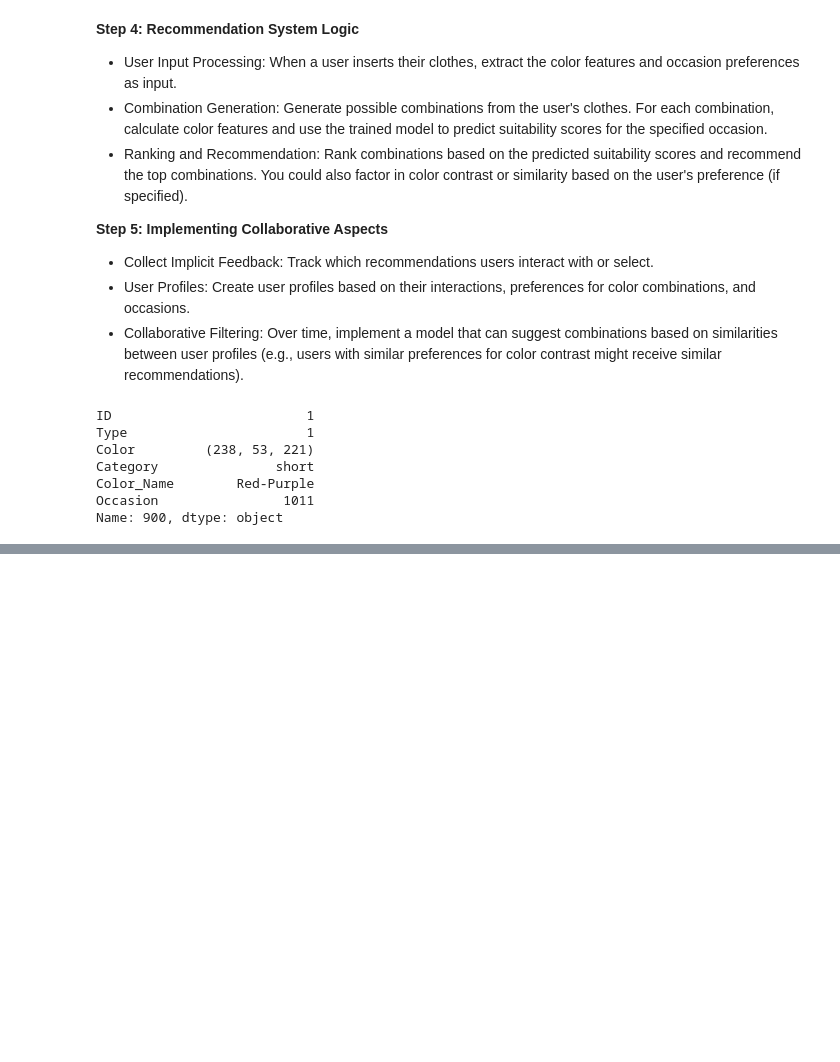
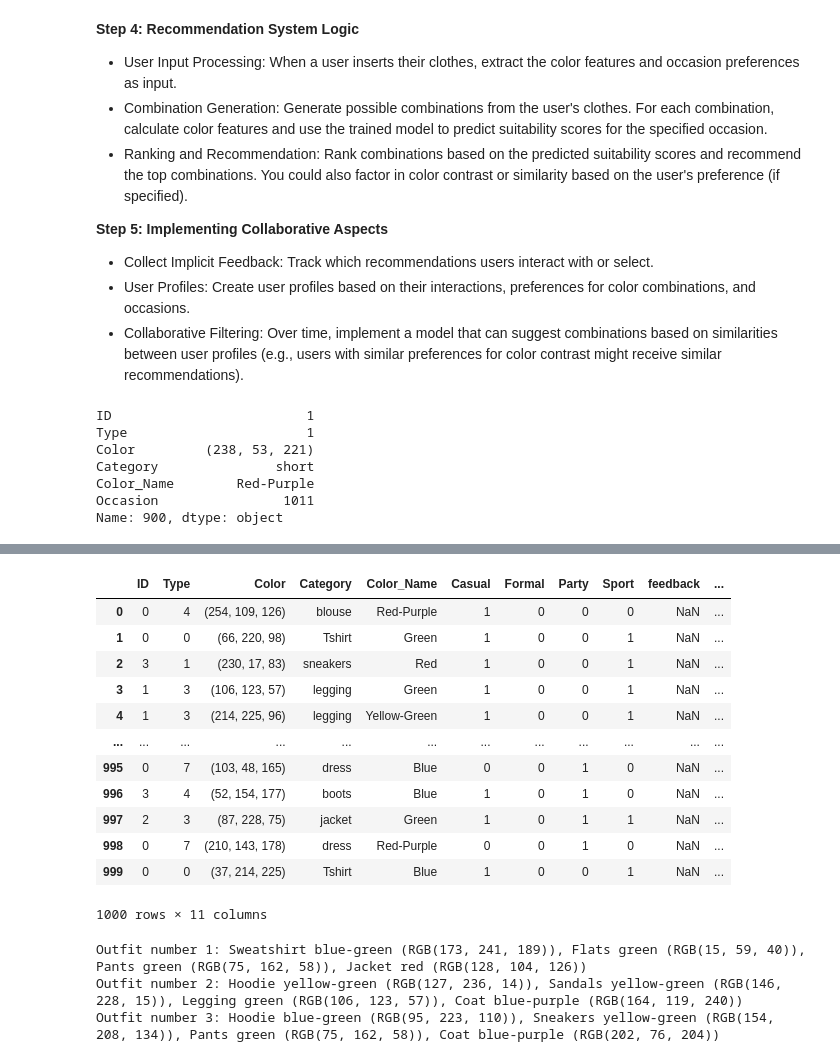
Before and after one commit to SeffySnow/styleSmart, a Jupyter notebook: recommendation.ipynb, the cells around one changed output, grey strips where cells are left out. Drawn from its saved outputs; the diff is of its cells as text; code cells hidden in the pictures; blank space fills up the shorter version.

```diff
--- a/recommendation.ipynb
+++ b/recommendation.ipynb
@@ -394,0 +508,16 @@ Name: 900, dtype: object
+# %%
+df
+# %% [output]
+|  | ID | Type | Color | Category | Color_Name | Casual | Formal | Party | Sport | feedback | ... |
+| 0 | 0 | 4 | (254, 109, 126) | blouse | Red-Purple | 1 | 0 | 0 | 0 | NaN | ... |
+| 1 | 0 | 0 | (66, 220, 98) | Tshirt | Green | 1 | 0 | 0 | 1 | NaN | ... |
+| 2 | 3 | 1 | (230, 17, 83) | sneakers | Red | 1 | 0 | 0 | 1 | NaN | ... |
+| 3 | 1 | 3 | (106, 123, 57) | legging | Green | 1 | 0 | 0 | 1 | NaN | ... |
+| 4 | 1 | 3 | (214, 225, 96) | legging | Yellow-Green | 1 | 0 | 0 | 1 | NaN | ... |
+| ... | ... | ... | ... | ... | ... | ... | ... | ... | ... | ... | ... |
+| 995 | 0 | 7 | (103, 48, 165) | dress | Blue | 0 | 0 | 1 | 0 | NaN | ... |
+| 996 | 3 | 4 | (52, 154, 177) | boots | Blue | 1 | 0 | 1 | 0 | NaN | ... |
+| 997 | 2 | 3 | (87, 228, 75) | jacket | Green | 1 | 0 | 1 | 1 | NaN | ... |
+| 998 | 0 | 7 | (210, 143, 178) | dress | Red-Purple | 0 | 0 | 1 | 0 | NaN | ... |
+| 999 | 0 | 0 | (37, 214, 225) | Tshirt | Blue | 1 | 0 | 0 | 1 | NaN | ... |
+1000 rows × 11 columns
@@ -394,0 +597,31 @@ Name: 900, dtype: object
+# %%
+def format_outfit_description(outfit):
+    # Initialize an empty string to build the description
+    description = ""
+
+    # Loop through each item in the outfit
+    for item in outfit:
+        category = item['Category'].capitalize()  # Capitalize the category for better readability
+
+        # Assuming 'Color' holds RGB values, format them; adjust if 'Color' is structured differently
+        rgb = item['Color']
+        rgb_formatted = f"RGB{rgb}"  # Adjust this line if the RGB format needs to be different
+
+        # Build the description by appending each item's details
+        if description:
+            description += ", "  # Add a separator between items
+        description += f"{category} {item['Color_Name'].lower()} ({rgb_formatted})"
+
+    return description
+
+
+# Generate descriptions for each outfit
+formatted_outfits = [format_outfit_description(outfit) for outfit in recommended]
+
+# Print formatted descriptions
+for i, desc in enumerate(formatted_outfits, start=1):
+    print(f"Outfit number {i}: {desc}")
+# %% [output]
+Outfit number 1: Sweatshirt blue-green (RGB(173, 241, 189)), Flats green (RGB(15, 59, 40)), Pants green (RGB(75, 162, 58)), Jacket red (RGB(128, 104, 126))
+Outfit number 2: Hoodie yellow-green (RGB(127, 236, 14)), Sandals yellow-green (RGB(146, 228, 15)), Legging green (RGB(106, 123, 57)), Coat blue-purple (RGB(164, 119, 240))
+Outfit number 3: Hoodie blue-green (RGB(95, 223, 110)), Sneakers yellow-green (RGB(154, 208, 134)), Pants green (RGB(75, 162, 58)), Coat blue-purple (RGB(202, 76, 204))
```
Also changed, not shown: parts of 8 cells of this notebook.
